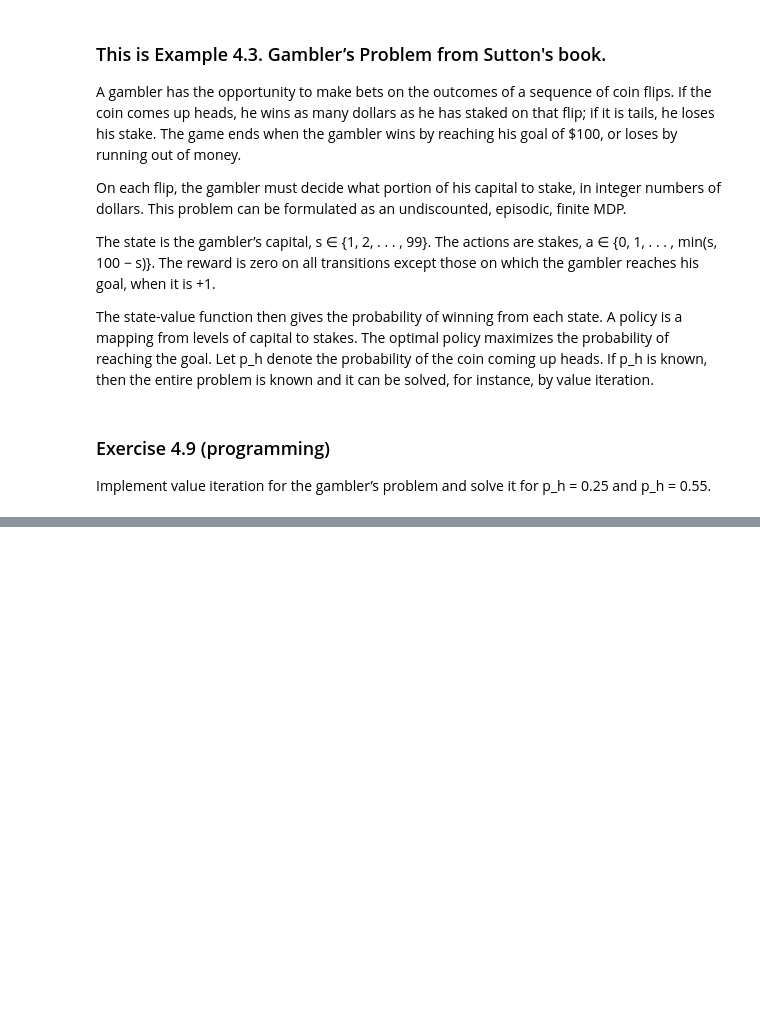
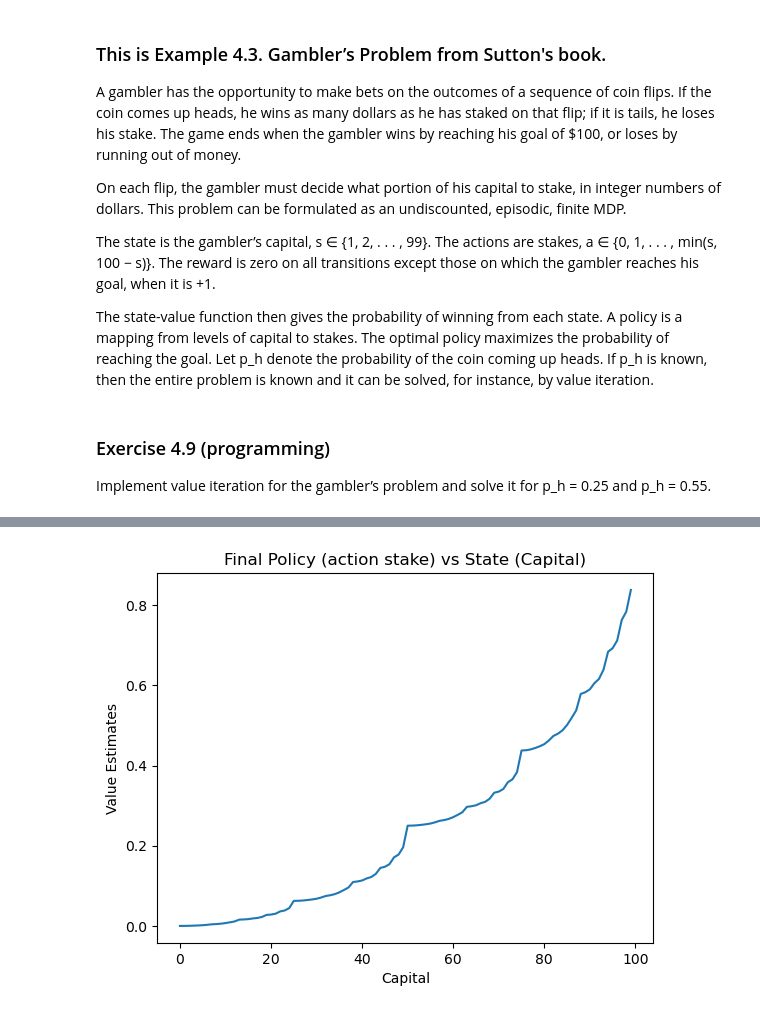
Before and after one commit to DorDorHome/reinforcement-learning, a Jupyter notebook: DP/Gamblers Problem.ipynb, the cells around one changed output, grey strips where cells are left out. Drawn from its saved outputs; the diff is of its cells as text; code cells hidden in the pictures; blank space fills up the shorter version.

```diff
--- a/DP/Gamblers Problem.ipynb
+++ b/DP/Gamblers Problem.ipynb
@@ -52,8 +52,8 @@ def value_iteration_for_gamblers(p_h, theta=0.0001, discount_factor=1.0):
         # A is the container for all estimated value of each action
         # given the state s
         A = np.zeros(min(s, 100-s)+1)
-
-
+        # print('A shape: ', A.shape)
+        # print('reward shape', rewards.shape)
         # actions range from 0 to min(s, 100 -s ):
         for a in range(min(s, 100-s)+1):
 
@@ -81,16 +81,14 @@ def value_iteration_for_gamblers(p_h, theta=0.0001, discount_factor=1.0):
     V[100] =1 # terminal state
 
 
-    # value iteration
-
-
     # valuation iteration process:
+    # print('V shape ', V.shape)
 
     while True:
         delta =0
         for s in range(101):
             original_V_s = V[s].copy()
-            V[s]= max(one_step_lookahead(s, V, np.zeros(min(s, 100-s))))
+            V[s]= max(one_step_lookahead(s, V, np.zeros(min(s, 100-s)+1)))
             delta = max(np.abs(V[s] - original_V_s), delta)
 
         if delta < theta:
@@ -99,15 +97,18 @@ def value_iteration_for_gamblers(p_h, theta=0.0001, discount_factor=1.0):
 
     # based on the value function, output a policy:
 
-    policy =np.ones([101, 51 ]) # num states =101, max num actions = 51 (from 0 to 50)
-
+    policy =np.zeros([101, 51 ]) # num states =101, max num actions = 51 (from 0 to 50)
+    rewards =
     # we have to be care to make sure only allowed actions
     # are given non-zero values.
     # giving allowed actions equal values:
     for s in range(101):
         # allowed actions are {0 , ...., min(s, 100-s)}
-        for a in range(min(s, 100-s)+1):
-            policy[s][a] =1/(min(s, 100-s) +1)
+        A = one_step_lookahead(s, V, rewards)
+        best_a = np.argmax(np.array(range(min(s, 100-s)+1)))
+
+            # version one:
+        policy[s][best_a] =1
 
 
 
@@ -134,0 +150,25 @@ print("")
+# %%
+# Plotting Final Policy (action stake) vs State (Capital)
+
+# Implement!
+
+# all possible states:
+x = range(100)
+
+y = v[:100]
+
+# plotting the points
+plt.plot(x, y)
+
+# naming the x axis
+plt.xlabel('Capital')
+# naming the y axis
+plt.ylabel('Value Estimates')
+
+# giving a title to the graph
+plt.title('Final Policy (action stake) vs State (Capital)')
+
+# function to show the plot
+plt.show()
+# %% [output]
+[figure, added]
```
Also changed, not shown: parts of 5 cells of this notebook.
